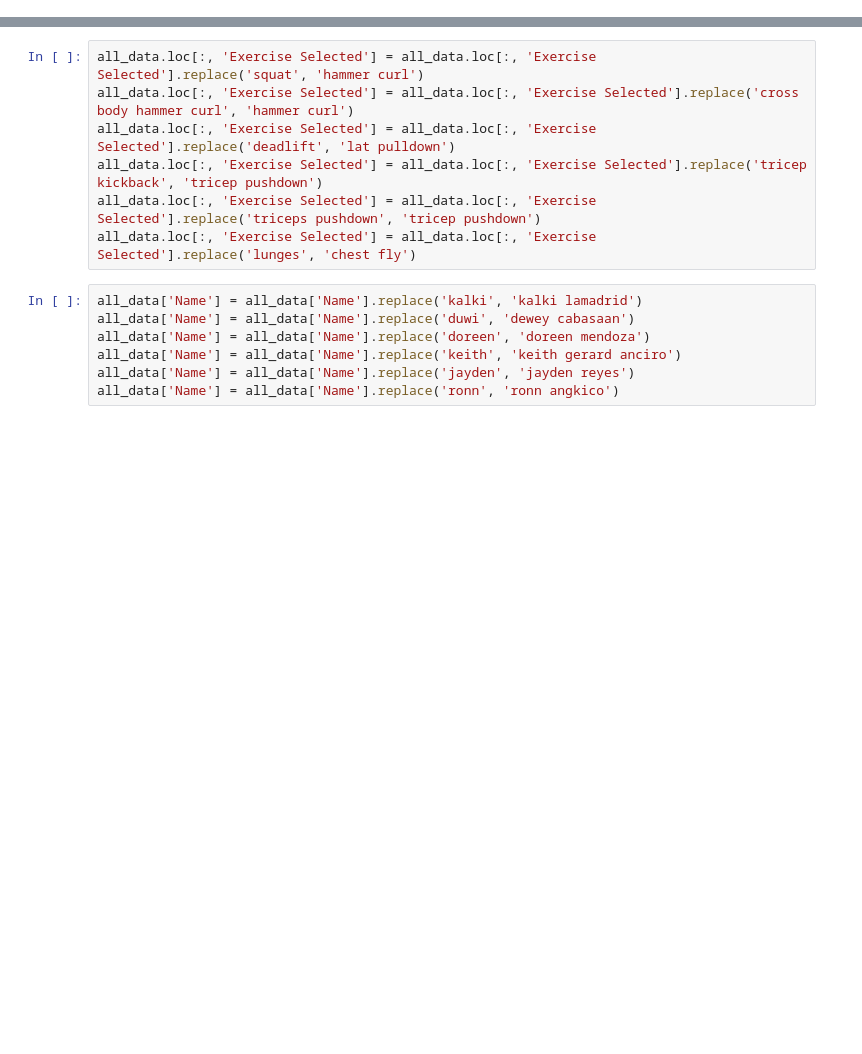
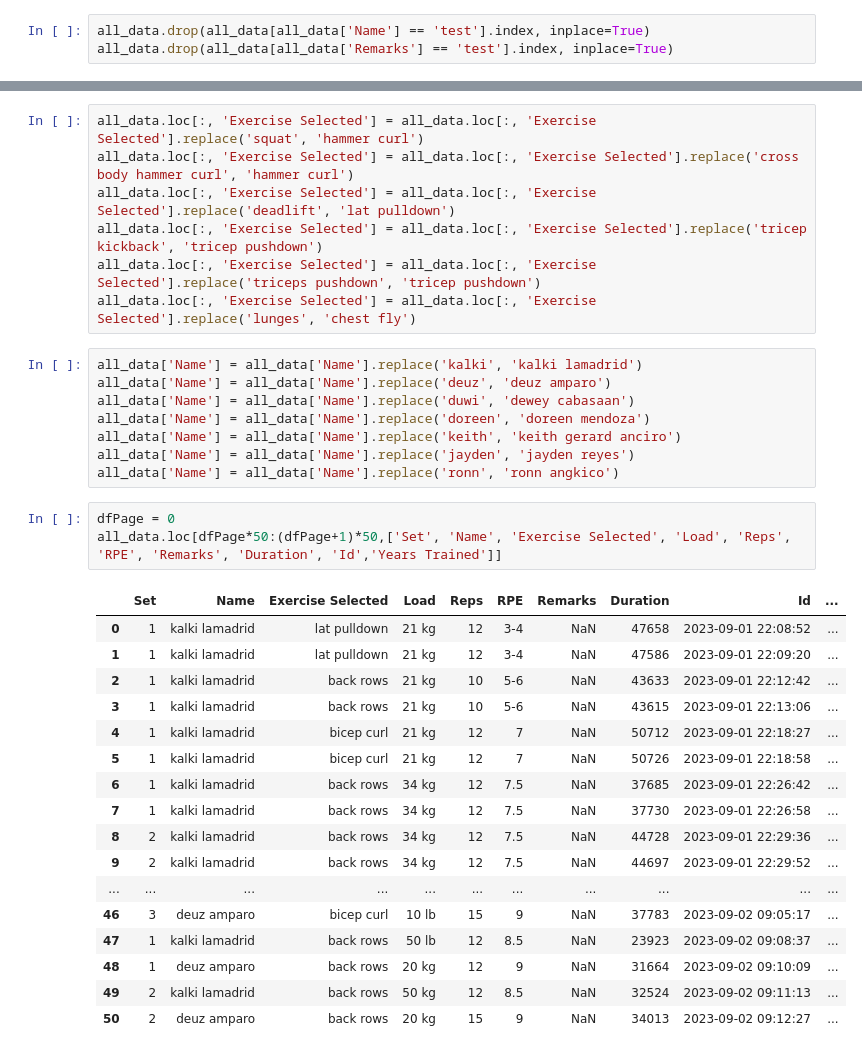
Before and after one commit to mujugen/MMDataViewer, a Jupyter notebook: script.ipynb, the cells around one changed output, grey strips where cells are left out. Cells and saved outputs as stored; diff of their text form; blank space fills up the shorter version.

```diff
--- a/script.ipynb
+++ b/script.ipynb
@@ -198,0 +197,3 @@ print(all_data['Name'].unique())
+# %%
+all_data.drop(all_data[all_data['Name'] == 'test'].index, inplace=True)
+all_data.drop(all_data[all_data['Remarks'] == 'test'].index, inplace=True)
@@ -205,8 +219,30 @@ all_data.loc[:, 'Exercise Selected'] = all_data.loc[:, 'Exercise Selected'].repl
 all_data.loc[:, 'Exercise Selected'] = all_data.loc[:, 'Exercise Selected'].replace('lunges', 'chest fly')
 # %%
 all_data['Name'] = all_data['Name'].replace('kalki', 'kalki lamadrid')
+all_data['Name'] = all_data['Name'].replace('deuz', 'deuz amparo')
 all_data['Name'] = all_data['Name'].replace('duwi', 'dewey cabasaan')
 all_data['Name'] = all_data['Name'].replace('doreen', 'doreen mendoza')
 all_data['Name'] = all_data['Name'].replace('keith', 'keith gerard anciro')
 all_data['Name'] = all_data['Name'].replace('jayden', 'jayden reyes')
 all_data['Name'] = all_data['Name'].replace('ronn', 'ronn angkico')
+# %%
+dfPage = 0
+all_data.loc[dfPage*50:(dfPage+1)*50,['Set', 'Name', 'Exercise Selected', 'Load', 'Reps', 'RPE', 'Remarks', 'Duration', 'Id','Years Trained']]
+# %% [output]
+|  | Set | Name | Exercise Selected | Load | Reps | RPE | Remarks | Duration | Id | ... |
+| 0 | 1 | kalki lamadrid | lat pulldown | 21 kg | 12 | 3-4 | NaN | 47658 | 2023-09-01 22:08:52 | ... |
+| 1 | 1 | kalki lamadrid | lat pulldown | 21 kg | 12 | 3-4 | NaN | 47586 | 2023-09-01 22:09:20 | ... |
+| 2 | 1 | kalki lamadrid | back rows | 21 kg | 10 | 5-6 | NaN | 43633 | 2023-09-01 22:12:42 | ... |
+| 3 | 1 | kalki lamadrid | back rows | 21 kg | 10 | 5-6 | NaN | 43615 | 2023-09-01 22:13:06 | ... |
+| 4 | 1 | kalki lamadrid | bicep curl | 21 kg | 12 | 7 | NaN | 50712 | 2023-09-01 22:18:27 | ... |
+| 5 | 1 | kalki lamadrid | bicep curl | 21 kg | 12 | 7 | NaN | 50726 | 2023-09-01 22:18:58 | ... |
+| 6 | 1 | kalki lamadrid | back rows | 34 kg | 12 | 7.5 | NaN | 37685 | 2023-09-01 22:26:42 | ... |
+| 7 | 1 | kalki lamadrid | back rows | 34 kg | 12 | 7.5 | NaN | 37730 | 2023-09-01 22:26:58 | ... |
+| 8 | 2 | kalki lamadrid | back rows | 34 kg | 12 | 7.5 | NaN | 44728 | 2023-09-01 22:29:36 | ... |
+| 9 | 2 | kalki lamadrid | back rows | 34 kg | 12 | 7.5 | NaN | 44697 | 2023-09-01 22:29:52 | ... |
+| ... | ... | ... | ... | ... | ... | ... | ... | ... | ... | ... |
+| 46 | 3 | deuz amparo | bicep curl | 10 lb | 15 | 9 | NaN | 37783 | 2023-09-02 09:05:17 | ... |
+| 47 | 1 | kalki lamadrid | back rows | 50 lb | 12 | 8.5 | NaN | 23923 | 2023-09-02 09:08:37 | ... |
+| 48 | 1 | deuz amparo | back rows | 20 kg | 12 | 9 | NaN | 31664 | 2023-09-02 09:10:09 | ... |
+| 49 | 2 | kalki lamadrid | back rows | 50 kg | 12 | 8.5 | NaN | 32524 | 2023-09-02 09:11:13 | ... |
+| 50 | 2 | deuz amparo | back rows | 20 kg | 15 | 9 | NaN | 34013 | 2023-09-02 09:12:27 | ... |
```
Also changed, not shown: parts of 15 cells of this notebook, 9 other files.
